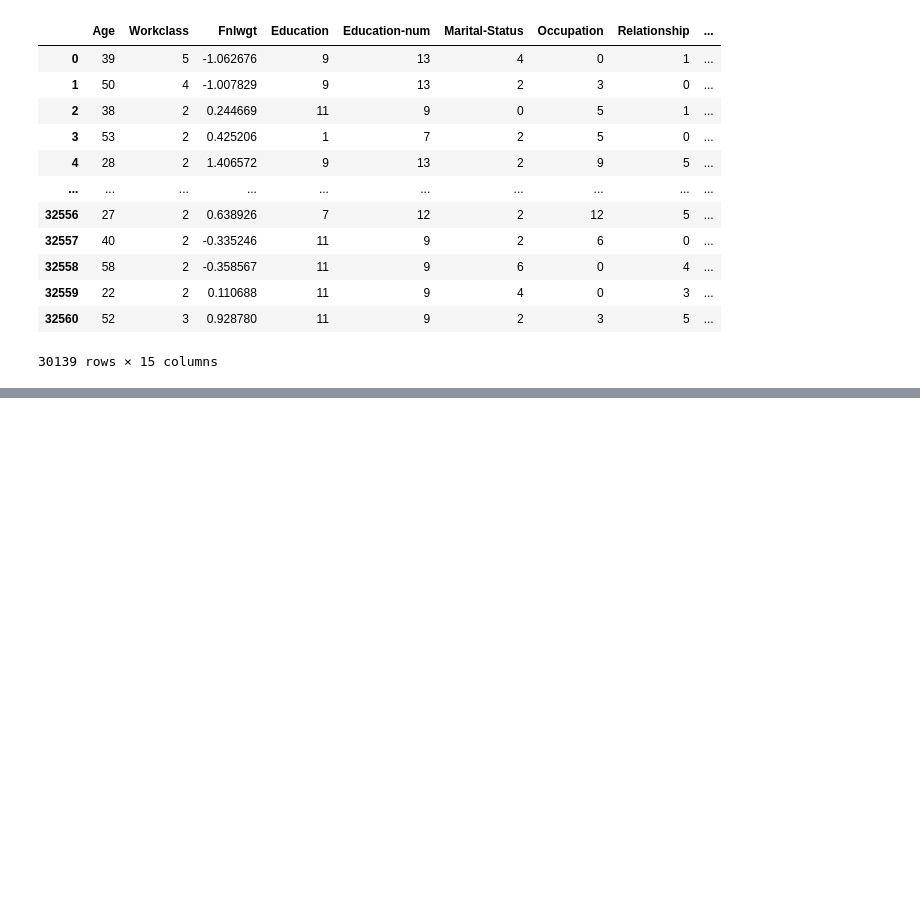
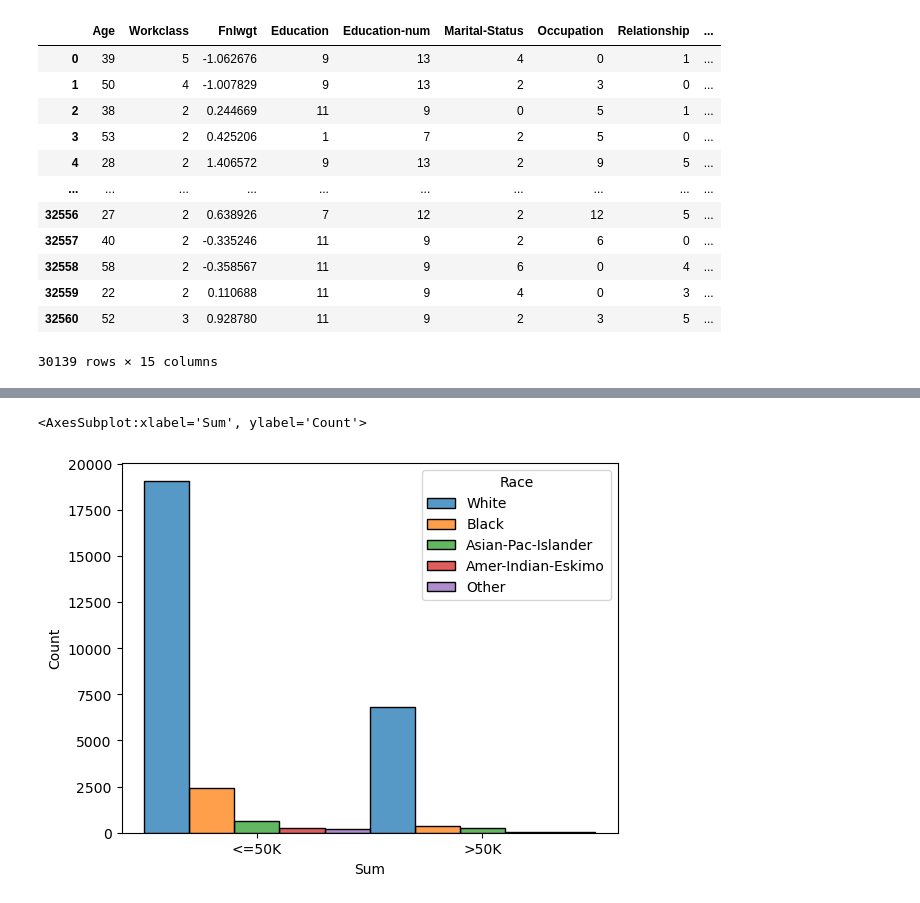
Before and after one commit to TheDevilsMooCow/machine_learning, a Jupyter notebook: cw.ipynb, the cells around one changed output, grey strips where cells are left out. Cells and saved outputs as stored; diff of their text form; code cells hidden in the pictures; blank space fills up the shorter version.

```diff
--- a/cw.ipynb
+++ b/cw.ipynb
@@ -164,0 +276,9 @@ print(accuracy_score(y_test, predictions))
+# %%
+first_dim = 'Sum'
+second_dim = 'Race'
+
+sns.histplot(binwidth = 1, x = first_dim, hue = second_dim, data = dfdropd, stat = 'count', multiple = 'dodge' )
+# again, data is heavily skewed towards White so hard to tell
+# %% [output]
+<AxesSubplot:xlabel='Sum', ylabel='Count'>
+[figure, added]
```
Also changed, not shown: parts of 24 cells of this notebook.
